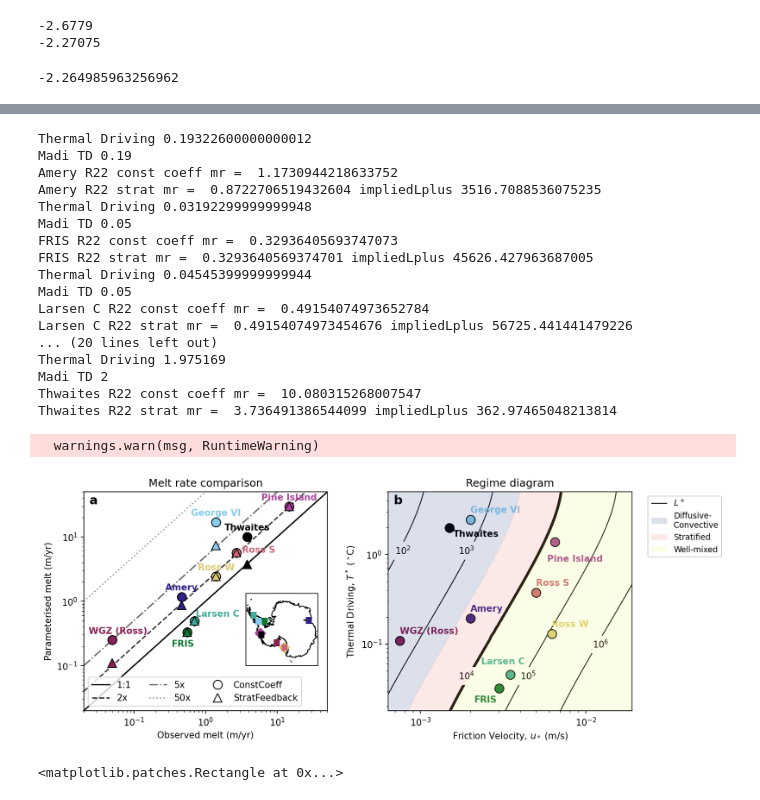
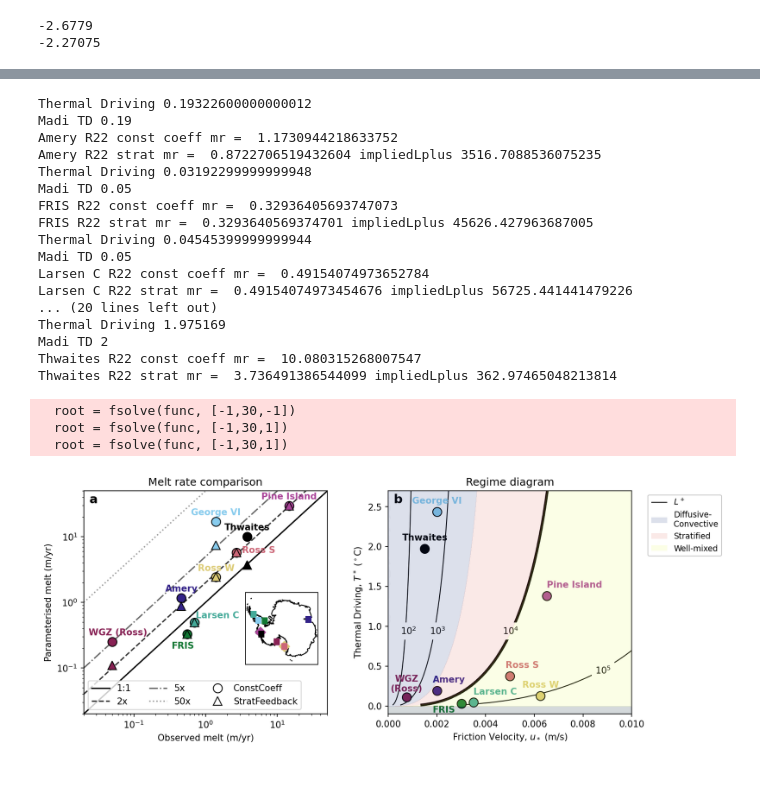
Before and after one commit to claireyung/stratification-feedback-param-paper, a Jupyter notebook: 3eq param - obs verification-FINAL.ipynb, the cells around one changed output, grey strips where cells are left out. Drawn from its saved outputs; the diff is of its cells as text; code cells hidden in the pictures.

```diff
--- a/3eq param - obs verification-FINAL.ipynb
+++ b/3eq param - obs verification-FINAL.ipynb
@@ -426,8 +160,4 @@ print(Tfreeze(34.5,500))
 # %% [output]
 -2.6779
 -2.27075
-# %%
-CT_freezing(34.5,500,0)
-# %% [output]
--2.264985963256962
 # %%
@@ -620,16 +441,25 @@ for k, d in Obs.items():
 #         axes[1].text(ustar_isomip*1.3,ThermalDriving*0.8,k,ha = 'center',color = d['color'],fontweight = 'bold')
 #    if (k =='WGZ(RIS)'):
 #        axes[1].text(ustar_isomip*1.3,ThermalDriving*1.15,k,ha = 'center',color = d['color'],fontweight = 'bold')
-    if (k == 'Larsen C'):
-        axes[1].text(ustar_isomip*0.9,ThermalDriving*1.3,k,ha = 'center',color = d['color'],fontweight = 'bold')
-    elif (k == 'Thwaites'):
-        axes[1].text(ustar_isomip*1.05,ThermalDriving*0.8,k,ha = 'left',color = d['color'],fontweight = 'bold')
-    elif (k == 'Pine Island'):
-        axes[1].text(ustar_isomip*0.9,ThermalDriving*0.6,k,ha = 'left',color = d['color'],fontweight = 'bold')
+    # if (k == 'Larsen C'):
+    #     axes[1].text(ustar_isomip*0.9,ThermalDriving*1.3,k,ha = 'center',color = d['color'],fontweight = 'bold')
+    # elif (k == 'Thwaites'):
+    #     axes[1].text(ustar_isomip*1.05,ThermalDriving*0.8,k,ha = 'left',color = d['color'],fontweight = 'bold')
+    # elif (k == 'Pine Island'):
+    #     axes[1].text(ustar_isomip*0.9,ThermalDriving*0.6,k,ha = 'left',color = d['color'],fontweight = 'bold')
+    # elif (k == 'FRIS'):
+    #     axes[1].text(ustar_isomip*0.7,ThermalDriving*0.7,k,ha = 'left',color = d['color'],fontweight = 'bold')
+    # else:
+    if (k == 'Larsen C') or (k == 'Pine Island'):
+        axes[1].text(ustar_isomip,ThermalDriving+0.1,k,ha = 'left',color = d['color'],fontweight = 'bold')
+    elif (k == 'WGZ (Ross)'):
+        axes[1].text(ustar_isomip,ThermalDriving+0.05,'WGZ\n(Ross)',ha = 'center',va = 'bottom',color = d['color'],fontweight = 'bold')
     elif (k == 'FRIS'):
-        axes[1].text(ustar_isomip*0.7,ThermalDriving*0.7,k,ha = 'left',color = d['color'],fontweight = 'bold')
+        axes[1].text(ustar_isomip-0.00025,ThermalDriving-0.03,k,ha = 'right',va = 'top',color = d['color'],fontweight = 'bold')
+    elif (k == 'Amery') or (k == 'Ross S'):
+        axes[1].text(ustar_isomip+0.0005,ThermalDriving+0.1,k,ha = 'center',color = d['color'],fontweight = 'bold')
     else:
-        axes[1].text(ustar_isomip*1.0,ThermalDriving*1.2,k,ha = 'left',color = d['color'],fontweight = 'bold')
+        axes[1].text(ustar_isomip,ThermalDriving+0.1,k,ha = 'center',color = d['color'],fontweight = 'bold')
     if (k == 'Pine Island'):
         ax_inset.plot(d['lon'],d['lat'],'D',color = d['color'],markersize = 8,transform=ccrs.PlateCarree())
     elif (k == 'Ross W'):
@@ -649,9 +479,10 @@ axes[0].set_yscale('log')
 axes[0].set_xlim(0.02,50)
 axes[0].set_ylim(0.02,50)
 axes[0].set_title('Melt rate comparison');
-axes[1].set_yscale('log')
-axes[1].set_xscale('log')
-axes[1].set_ylim(1.8e-2,5)
+#axes[1].set_yscale('log')
+#axes[1].set_xscale('log')
+axes[1].set_ylim(-0.1,2.7)
+axes[1].set_xlim(0,0.01)
 axes[1].set_title('Regime diagram')
 axes[0].text(0.04,0.96,'a',horizontalalignment='center', fontweight='bold',
      verticalalignment='center',transform=axes[0].transAxes, fontsize = 14)
@@ -663,16 +494,16 @@ purple = (cs[0,0],cs[0,1],cs[0,2])
 red = (cs[2,0],cs[2,1],cs[2,2])
 yellow = (cs[3,0],cs[3,1],cs[3,2])
 
-t = axes[1].text(7e-4,1,r'$10^2$',fontsize = 10)
+t = axes[1].text(0.0005,0.9,r'$10^2$',fontsize = 10)
 t.set_bbox(dict(facecolor='white', alpha=1, linewidth=0))
-t = axes[1].text(1.7e-3,1,r'$10^3$',fontsize = 10)
+t = axes[1].text(0.0017,0.9,r'$10^3$',fontsize = 10)
 t.set_bbox(dict(facecolor='white', alpha=1, linewidth=0))
-t = axes[1].text(1.7e-3,4e-2,r'$10^4$',fontsize = 10)
+t = axes[1].text(0.0047,0.9,r'$10^4$',fontsize = 10)
 t.set_bbox(dict(facecolor='white', alpha=1, linewidth=0))
-t = axes[1].text(4e-3,4e-2,r'$10^5$',fontsize = 10)
+t = axes[1].text(0.0085,0.4,r'$10^5$',fontsize = 10)
 t.set_bbox(dict(facecolor='white', alpha=1, linewidth=0))
-t = axes[1].text(1.1e-2,9e-2,r'$10^6$',fontsize = 10)
-t.set_bbox(dict(facecolor='white', alpha=1, linewidth=0))
+# t = axes[1].text(1.1e-2,9e-2,r'$10^6$',fontsize = 10)
+# t.set_bbox(dict(facecolor='white', alpha=1, linewidth=0))
 
 # axes[1].text(6.8e-4,2e-1,'Diffusive-\nConvective',ha = 'left',fontsize = 8,style='italic',)
 # axes[1].text(0.9e-3,2e-2,'Stratified',ha = 'left',fontsize = 8,style='italic',)
@@ -699,23 +531,21 @@ fig.subplots_adjust(wspace = 0.25)
 Thermal Driving 0.19322600000000012
 Madi TD 0.19
 Amery R22 const coeff mr =  1.1730944218633752
 Amery R22 strat mr =  0.8722706519432604 impliedLplus 3516.7088536075235
 Thermal Driving 0.03192299999999948
 Madi TD 0.05
 FRIS R22 const coeff mr =  0.32936405693747073
 FRIS R22 strat mr =  0.3293640569374701 impliedLplus 45626.427963687005
 Thermal Driving 0.04545399999999944
 Madi TD 0.05
 Larsen C R22 const coeff mr =  0.49154074973652784
 Larsen C R22 strat mr =  0.49154074973454676 impliedLplus 56725.441441479226
 ... (20 lines left out)
 Thermal Driving 1.975169
 Madi TD 2
 Thwaites R22 const coeff mr =  10.080315268007547
 Thwaites R22 strat mr =  3.736491386544099 impliedLplus 362.97465048213814
-  warnings.warn(msg, RuntimeWarning)
+  root = fsolve(func, [-1,30,-1])
+  root = fsolve(func, [-1,30,1])
+  root = fsolve(func, [-1,30,1])
-[figure, old version]
+[figure, new version]
-# %%
-proxy[0]#.alpha
-# %% [output]
-<matplotlib.patches.Rectangle at 0x...>
```
Also changed, not shown: parts of 14 cells of this notebook, 10 other files.
